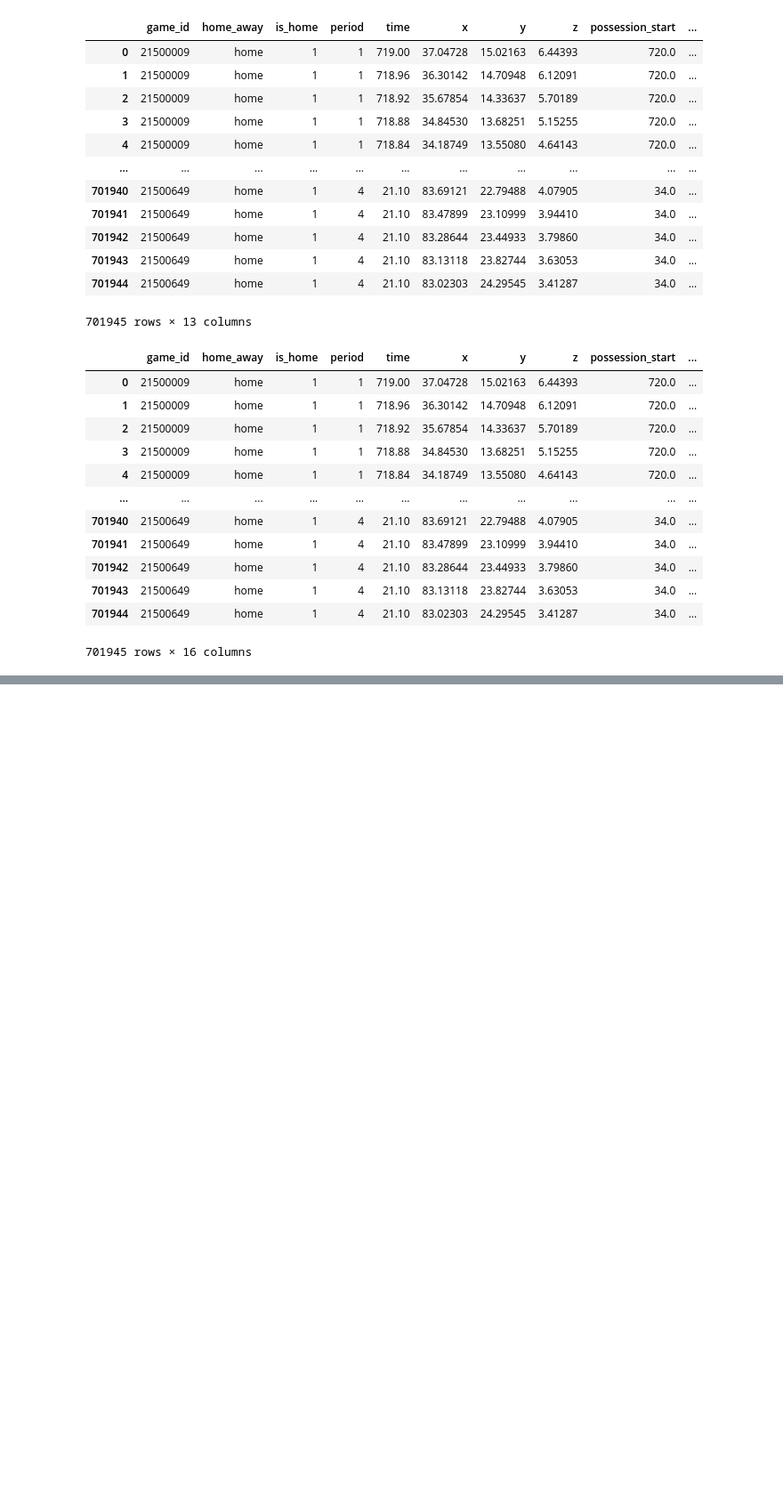
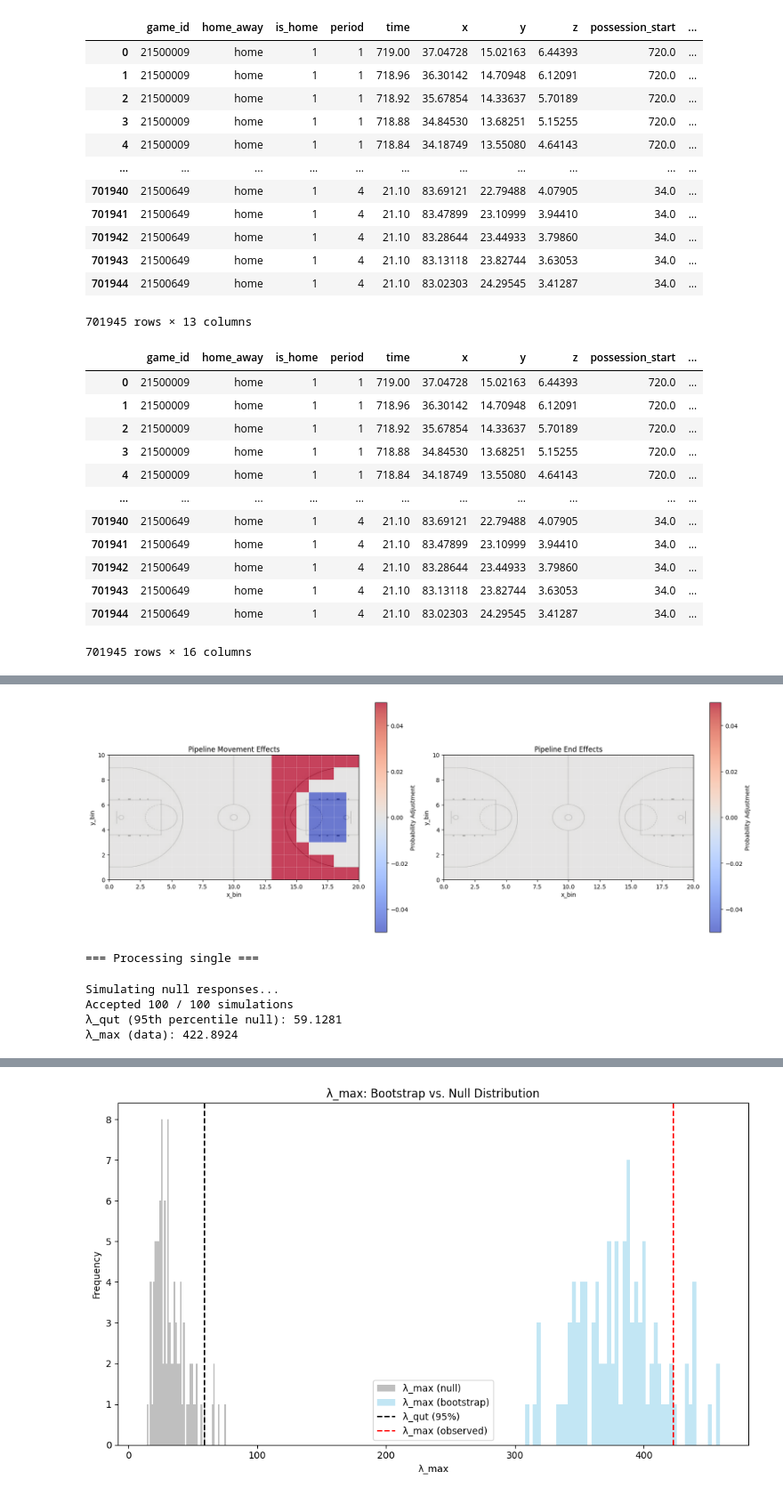
Before and after one commit to Channertheman/NBA_Analysis, a Jupyter notebook: Simulation_construction.ipynb, the cells around one changed output, grey strips where cells are left out. Shown at 89% size. Saved outputs shown, nothing was run; the diff lists cells and outputs as text; code cells hidden in the pictures; blank space fills up the shorter version.

```diff
--- a/Simulation_construction.ipynb
+++ b/Simulation_construction.ipynb
@@ -734,0 +893,79 @@ Plotting pointwise percentile maps at lambda = 69.7695
+# %%
+pipeline_seed = 45
+train_set = [21500649, 21500390, 21500188, 21500355, 21500057, 21500009]
+
+pipeline_movement_effects = np.zeros((x_bins, y_bins))
+pipeline_end_effects = np.zeros((x_bins, y_bins))
+
+pipeline_movement_effects[15:20, 9] = .05
+pipeline_movement_effects[14:18, 8:10] = .05
+pipeline_movement_effects[14:16, 7:9] = .05
+pipeline_movement_effects[13:15, 3:7] = .05
+pipeline_movement_effects[14:20, 0] = .05
+pipeline_movement_effects[14:18, 1] = .05
+pipeline_movement_effects[14:16, 2] = .05
+pipeline_movement_effects[13, 0:10] = .05
+pipeline_movement_effects[16:19, 3:7] = -.05
+
+plot_effect_surfaces(pipeline_movement_effects, pipeline_end_effects, title_prefix="Pipeline")
+
+ask = input("Do you want to run the pipeline with the current settings? (yes/no): ").strip().lower()
+
+if ask == "yes":
+    pipeline_results = build_baseline_scoring_pipeline(
+        pipeline_input_df,
+        train_games=train_set,
+        n_possessions=500,
+        movement_effects=pipeline_movement_effects,
+        end_effects=pipeline_end_effects,
+        baseline_probability=0.30,
+        random_state=pipeline_seed,
+    )
+
+    pipeline_sampled_movement = pipeline_results["sampled_movement"]
+    pipeline_sampled_binned_movement = pipeline_results["sampled_binned_movement"]
+    pipeline_qut_movement = pipeline_results["qut_movement"]
+    pipeline_visited_posssessions = pipeline_results["visited_posssessions"]
+    pipeline_baseline_scoring_probabilities = pipeline_results["baseline_scoring_probabilities"]
+
+    visited_posssessions = pipeline_visited_posssessions
+    baseline_scoring_probabilities = pipeline_baseline_scoring_probabilities
+    pipeline_rng = np.random.default_rng(pipeline_seed)
+    baseline_scoring_probabilities["simulated_out"] = pipeline_rng.binomial(n=1, p=baseline_scoring_probabilities["scoring_probability"])
+
+    pipeline_simulated_scoring = baseline_scoring_probabilities[possession_cols + ["simulated_out"]]
+    pipeline_qut_movement = pipeline_qut_movement.merge(
+        pipeline_simulated_scoring,
+        on=possession_cols,
+        how="left",
+    )
+    pipeline_qut_movement["original_scored"] = pipeline_qut_movement["scored"]
+    pipeline_qut_movement["scored"] = pipeline_qut_movement["simulated_out"]
+
+    pipeline_n_bootstraps = 100
+    pipeline_mc_null = 100
+    pipeline_alpha = 0.05
+
+    pipeline_qut_results = analyze_tv_logistic_single_game(
+        pipeline_qut_movement,
+        game_id=None,
+        n_bootstraps=pipeline_n_bootstraps,
+        n_possessions=10000,
+        samples_per_possession=50,
+        min_samples_required=100,
+        mc_null=pipeline_mc_null,
+        alpha=pipeline_alpha,
+        court_image_path="court.jpg",
+        show_progress=True,
+        plot_beta_summary=True,
+        plot_pointwise_maps=True,
+        plot_lambda_distributions=True,
+        seed=pipeline_seed,
+    )
+# %% [output]
+[figure, added]
+=== Processing single ===
+Simulating null responses...
+Accepted 100 / 100 simulations
+λ_qut (95th percentile null): 59.1281
+λ_max (data): 422.8924
@@ -734,0 +976 @@ Plotting pointwise percentile maps at lambda = 69.7695
+[figure, added]
```
Also changed, not shown: parts of 6 cells of this notebook, 2 other files.
